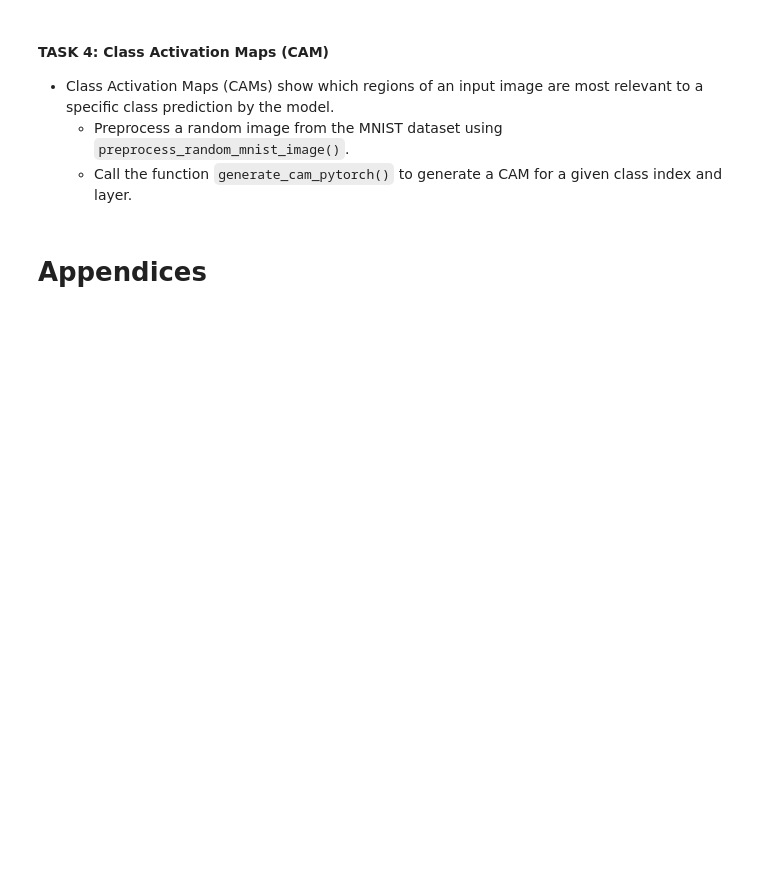
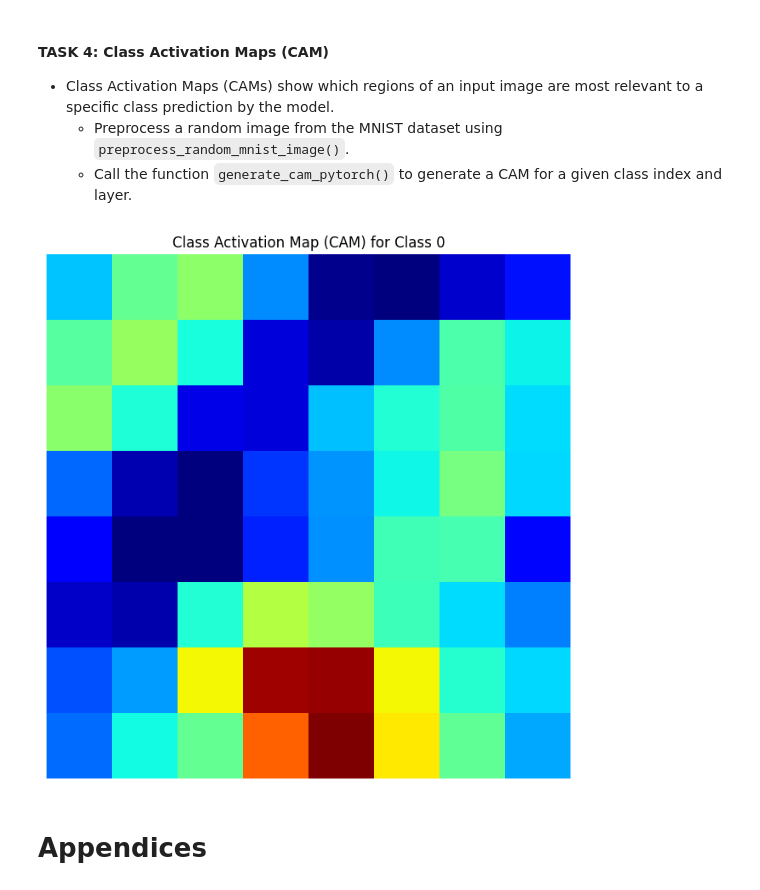
Before and after one commit to Ebasurtos/MISTI, a Jupyter notebook: BASURTO_SIUCE_Eder_IntrotoModelTraining_ConvolutionalNeuralNetworks_EXERCISES.ipynb, the cells around one changed output. Drawn from its saved outputs; the diff is of its cells as text; code cells hidden in the pictures; blank space fills up the shorter version.

```diff
--- a/BASURTO_SIUCE_Eder_IntrotoModelTraining_ConvolutionalNeuralNetworks_EXERCISES.ipynb
+++ b/BASURTO_SIUCE_Eder_IntrotoModelTraining_ConvolutionalNeuralNetworks_EXERCISES.ipynb
@@ -1127,11 +1131,13 @@ def generate_cam_pytorch(model, target_layer_name, input_image, class_idx):
 # %%
 # TASK 4 EXERCISE
 
 # Preprocess an image from the `train_loader` using ``preprocess_random_mnist_image(~)`
-input_image = <REPLACE ME AND MY BRACKETS>
+input_image = preprocess_random_mnist_image(train_loader)
 
 # Visualize class activation maps
-''' ADD YOUR CODE HERE '''
+generate_cam_pytorch(conv_network, 'conv2', input_image, class_idx=0)
+# %% [output]
+[figure, added]
 # %% [markdown]
 # Appendices
 # %% [markdown]
```
Also changed, not shown: parts of 14 cells of this notebook.
